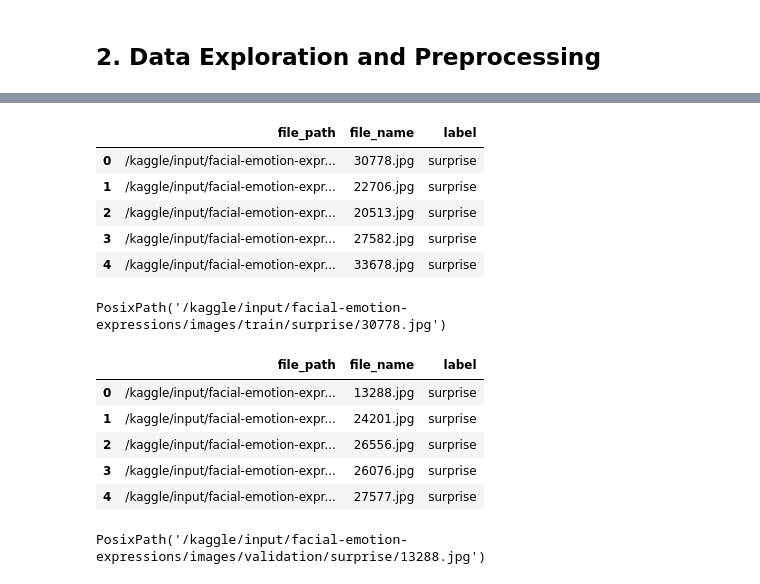
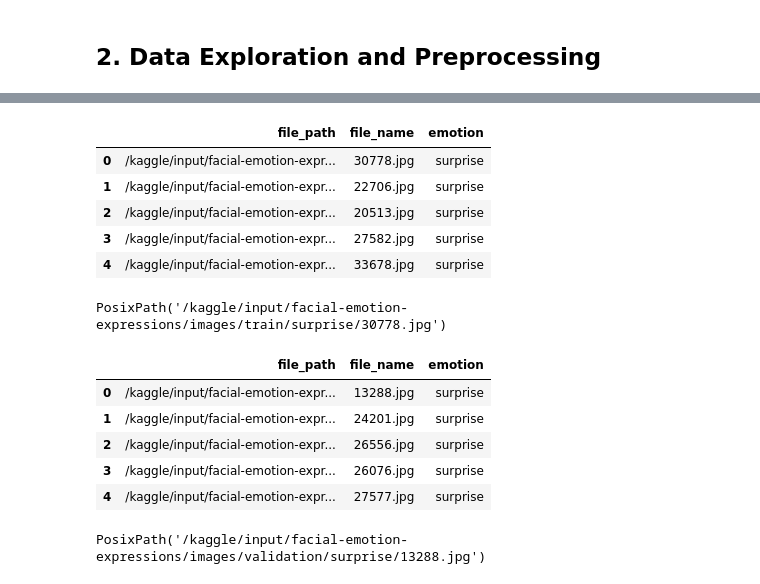
Before and after one commit to fatimagulomova/iu-projects, a Jupyter notebook: DLBAIPEAI/age-gender-expression-recognizer.ipynb, the cells around one changed output, grey strips where cells are left out. Cells and saved outputs as stored; diff of their text form; code cells hidden in the pictures.

```diff
--- a/DLBAIPEAI/age-gender-expression-recognizer.ipynb
+++ b/DLBAIPEAI/age-gender-expression-recognizer.ipynb
@@ -66,14 +66,14 @@ There are 0 directories and 646 images in /kaggle/input/gender-recognizer/datase
 # %% [markdown]
 ## 2. Data Exploration and Preprocessing
 # %%
-def convert_to_df(data_path):
+def convert_to_df(data_path, name_category):
     paths = [path for path in data_path.rglob('*/*') if path.suffix.lower() in ['.jpg', '.png']]
 
     # Create the DataFrame with relevant columns
     df = pd.DataFrame({
         'file_path': paths,
         'file_name': [path.name for path in paths],  # Extract file name
-        'label': [path.parts[-2] for path in paths]  # Extract folder name as label
+         name_category: [path.parts[-2] for path in paths]  # Extract folder name as label
     })
     return df
 # %%
@@ -107,9 +107,9 @@ print(gender_df.head())
 # %%
 # Train Emotion Dataset
-train_emotion_df = convert_to_df(train_emotion_dir)
+train_emotion_df = convert_to_df(train_emotion_dir, name_category='emotion')
 train_emotion_df.head()
 # %% [output]
-|  | file_path | file_name | label |
+|  | file_path | file_name | emotion |
 | 0 | /kaggle/input/facial-emotion-expr... | 30778.jpg | surprise |
 | 1 | /kaggle/input/facial-emotion-expr... | 22706.jpg | surprise |
 | 2 | /kaggle/input/facial-emotion-expr... | 20513.jpg | surprise |
@@ -121,10 +121,10 @@ train_emotion_df['file_path'][0]
 PosixPath('/kaggle/input/facial-emotion-expressions/images/train/surprise/30778.jpg')
 # %%
 # Test Emotion Dataset
-test_emotion_df = convert_to_df(test_emotion_dir)
+test_emotion_df = convert_to_df(test_emotion_dir, name_category='emotion')
 test_emotion_df.head()
 # %% [output]
-|  | file_path | file_name | label |
+|  | file_path | file_name | emotion |
 | 0 | /kaggle/input/facial-emotion-expr... | 13288.jpg | surprise |
 | 1 | /kaggle/input/facial-emotion-expr... | 24201.jpg | surprise |
 | 2 | /kaggle/input/facial-emotion-expr... | 26556.jpg | surprise |
```
Also changed, not shown: parts of 39 cells of this notebook.
